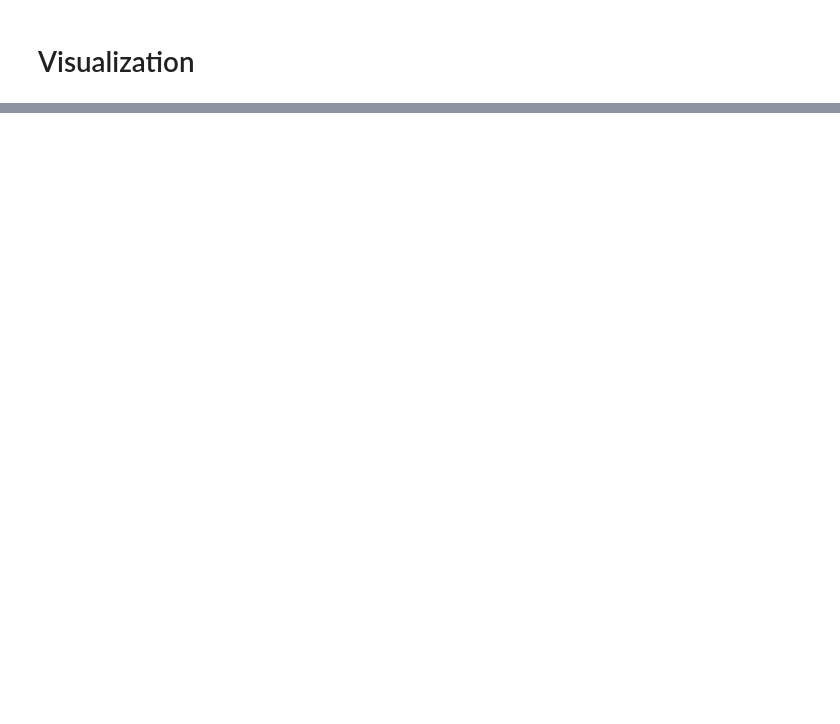
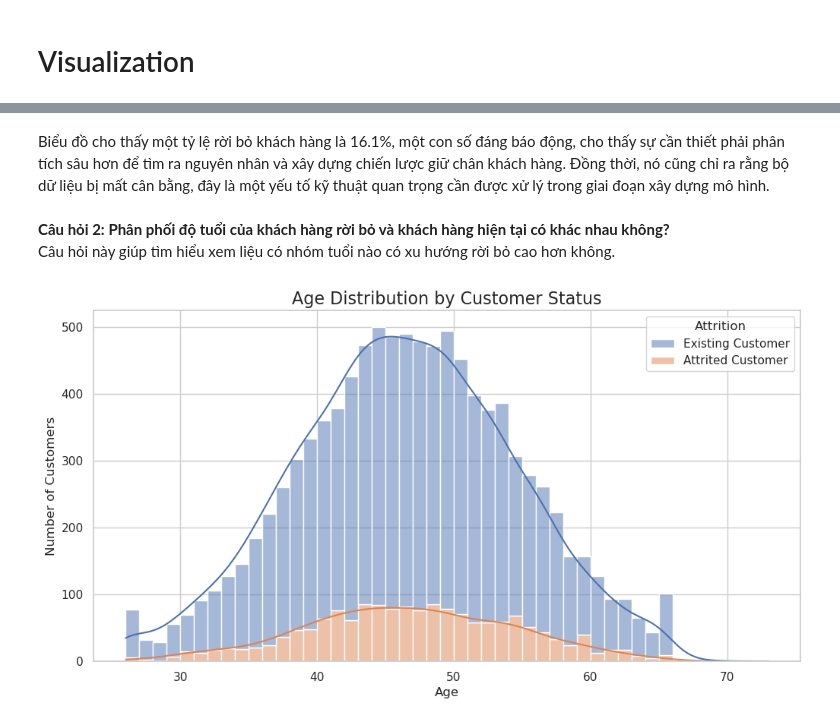
Before and after one commit to banlanhat69/DataSience-CreditCard, a Jupyter notebook: notebooks/01_data_exploring.ipynb, the cells around one changed output, grey strips where cells are left out. Drawn from its saved outputs; the diff is of its cells as text; code cells hidden in the pictures; blank space fills up the shorter version.

```diff
--- a/notebooks/01_data_exploring.ipynb
+++ b/notebooks/01_data_exploring.ipynb
@@ -110,0 +133,11 @@ Missing Value: 0
+# %% [markdown]
+Biểu đồ cho thấy một tỷ lệ rời bỏ khách hàng là 16.1%, một con số đáng báo động, cho thấy sự cần thiết phải phân tích sâu hơn để tìm ra nguyên nhân và xây dựng chiến lược giữ chân khách hàng. Đồng thời, nó cũng chỉ ra rằng bộ dữ liệu bị mất cân bằng, đây là một yếu tố kỹ thuật quan trọng cần được xử lý trong giai đoạn xây dựng mô hình.
+# %% [markdown]
+**Câu hỏi 2: Phân phối độ tuổi của khách hàng rời bỏ và khách hàng hiện tại có khác nhau không?**
+Câu hỏi này giúp tìm hiểu xem liệu có nhóm tuổi nào có xu hướng rời bỏ cao hơn không.
+# %%
+customer_age = data[:, 2].astype(int)
+attrition_flag_data = data[:, 1]
+visualization.plot_age_distribution(customer_age, attrition_flag_data)
+# %% [output]
+[figure, added]
```
Also changed, not shown: parts of 16 cells of this notebook, 1 other file.
